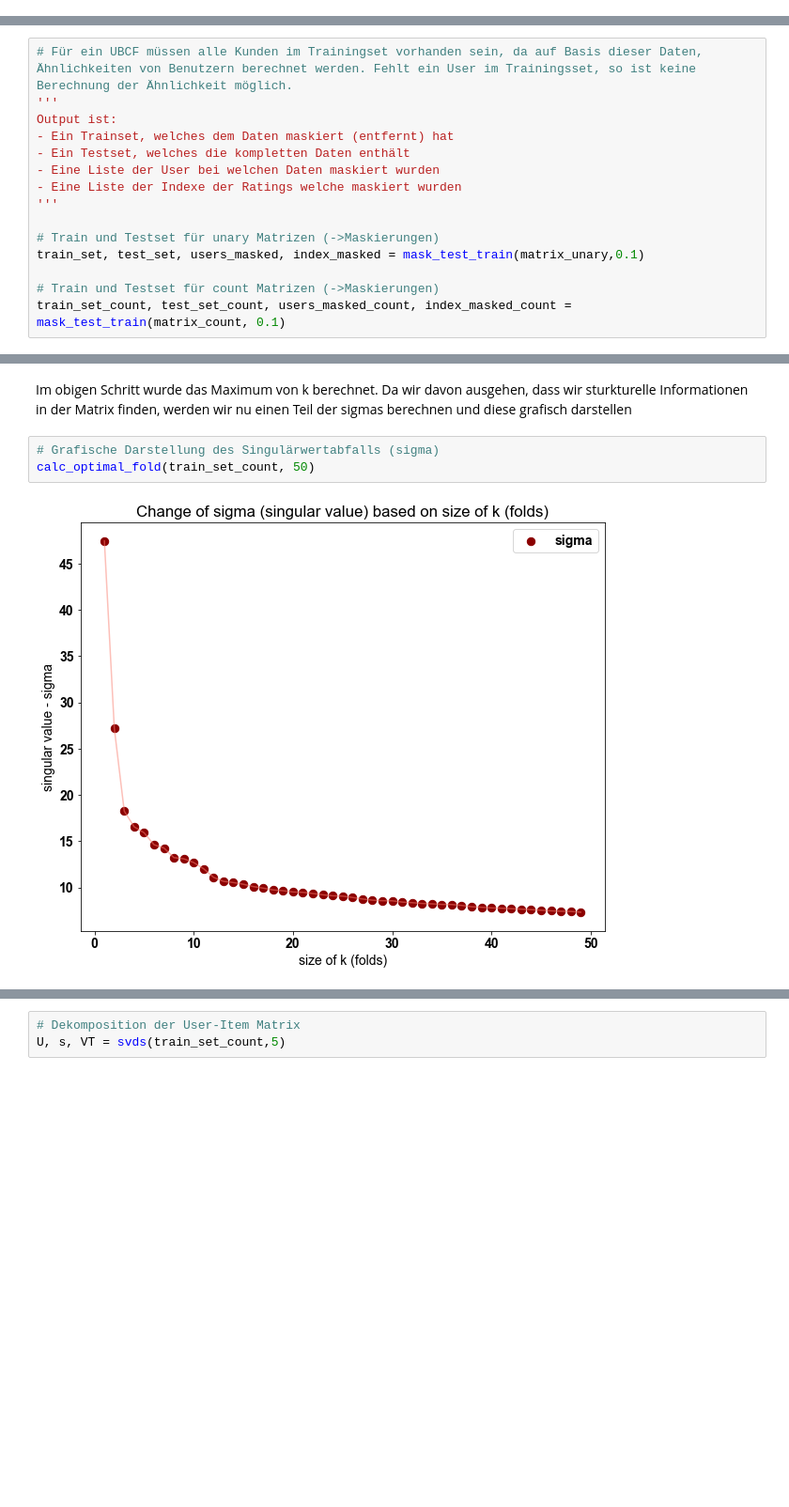
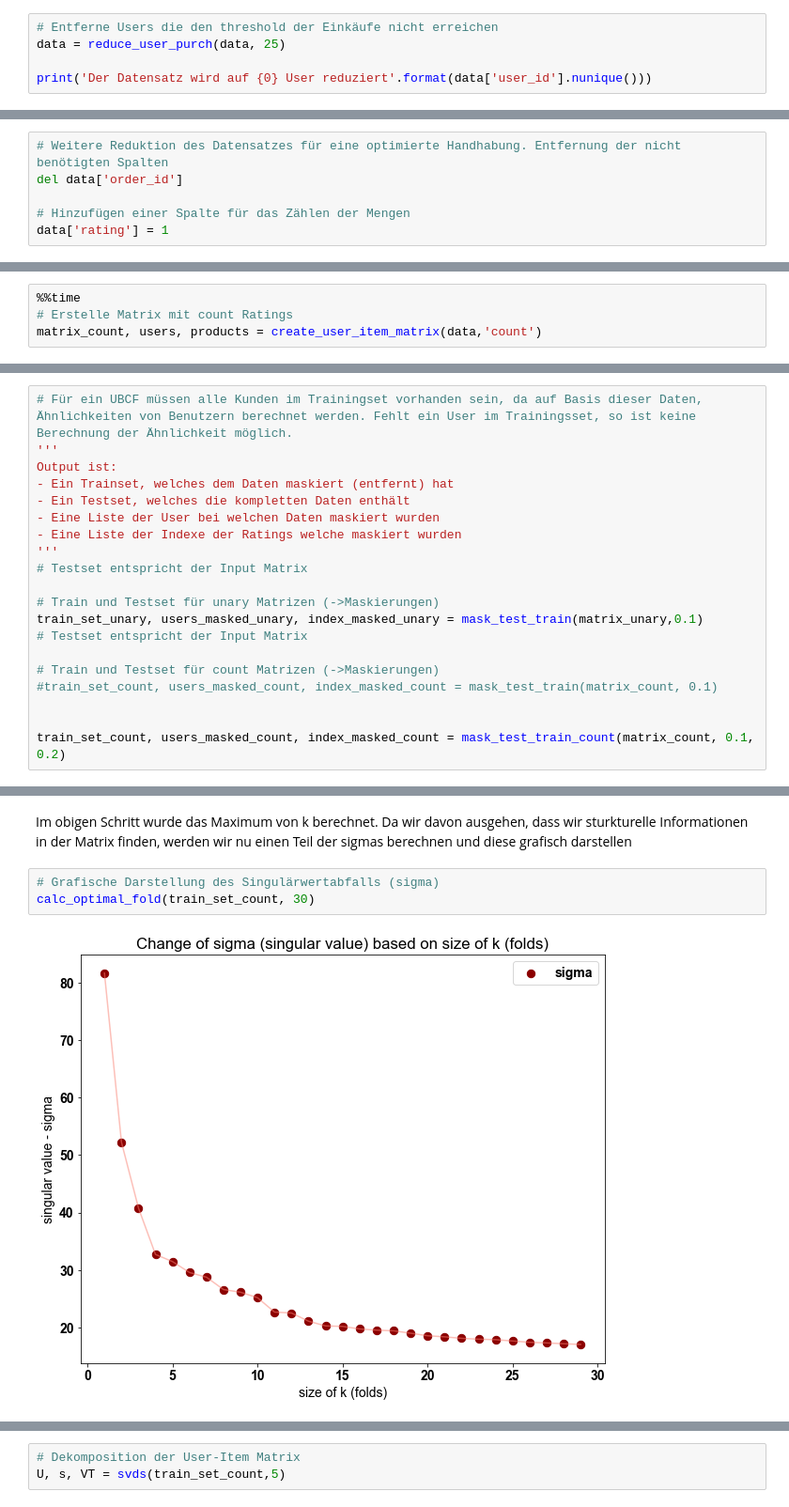
Before and after one commit to eugencuic/FHNW_FS20_Recommender-System-Retail, a Jupyter notebook: Recommender System.ipynb, the cells around one changed output, grey strips where cells are left out. Shown at 94% size. Cells and saved outputs as stored; diff of their text form; blank space fills up the shorter version.

```diff
--- a/Recommender System.ipynb
+++ b/Recommender System.ipynb
@@ -282,0 +251,5 @@ Im Gegensatz zum Memory Based approach, muss beim Model Based Approach noch das
+# %%
+# Entferne Users die den threshold der Einkäufe nicht erreichen
+data = reduce_user_purch(data, 25)
+
+print('Der Datensatz wird auf {0} User reduziert'.format(data['user_id'].nunique()))
@@ -282,0 +258,6 @@ Im Gegensatz zum Memory Based approach, muss beim Model Based Approach noch das
+# %%
+# Weitere Reduktion des Datensatzes für eine optimierte Handhabung. Entfernung der nicht benötigten Spalten
+del data['order_id']
+
+# Hinzufügen einer Spalte für das Zählen der Mengen
+data['rating'] = 1
@@ -282,0 +278,4 @@ Im Gegensatz zum Memory Based approach, muss beim Model Based Approach noch das
+# %%
+%%time
+# Erstelle Matrix mit count Ratings
+matrix_count, users, products = create_user_item_matrix(data,'count')
@@ -310,9 +329,14 @@ Output ist:
 - Eine Liste der User bei welchen Daten maskiert wurden
 - Eine Liste der Indexe der Ratings welche maskiert wurden
 '''
+# Testset entspricht der Input Matrix
 
 # Train und Testset für unary Matrizen (->Maskierungen)
-train_set, test_set, users_masked, index_masked = mask_test_train(matrix_unary,0.1)
+train_set_unary, users_masked_unary, index_masked_unary = mask_test_train(matrix_unary,0.1)
+# Testset entspricht der Input Matrix
 
 # Train und Testset für count Matrizen (->Maskierungen)
-train_set_count, test_set_count, users_masked_count, index_masked_count = mask_test_train(matrix_count, 0.1)
+#train_set_count, users_masked_count, index_masked_count = mask_test_train(matrix_count, 0.1)
+
+
+train_set_count, users_masked_count, index_masked_count = mask_test_train_count(matrix_count, 0.1, 0.2)
@@ -413,8 +418,8 @@ print(max_fold)
 Im obigen Schritt wurde das Maximum von k berechnet. Da wir davon ausgehen, dass wir sturkturelle Informationen in der Matrix finden, werden wir nu einen Teil der sigmas berechnen und diese grafisch darstellen
 # %%
 # Grafische Darstellung des Singulärwertabfalls (sigma)
-calc_optimal_fold(train_set_count, 50)
+calc_optimal_fold(train_set_count, 30)
 # %% [output]
-[figure, old version]
+[figure, new version]
 # %% [markdown]
 ### Matrix dekomposieren basiered auf sigma
```
Also changed, not shown: parts of 88 cells of this notebook, 5 other files.
